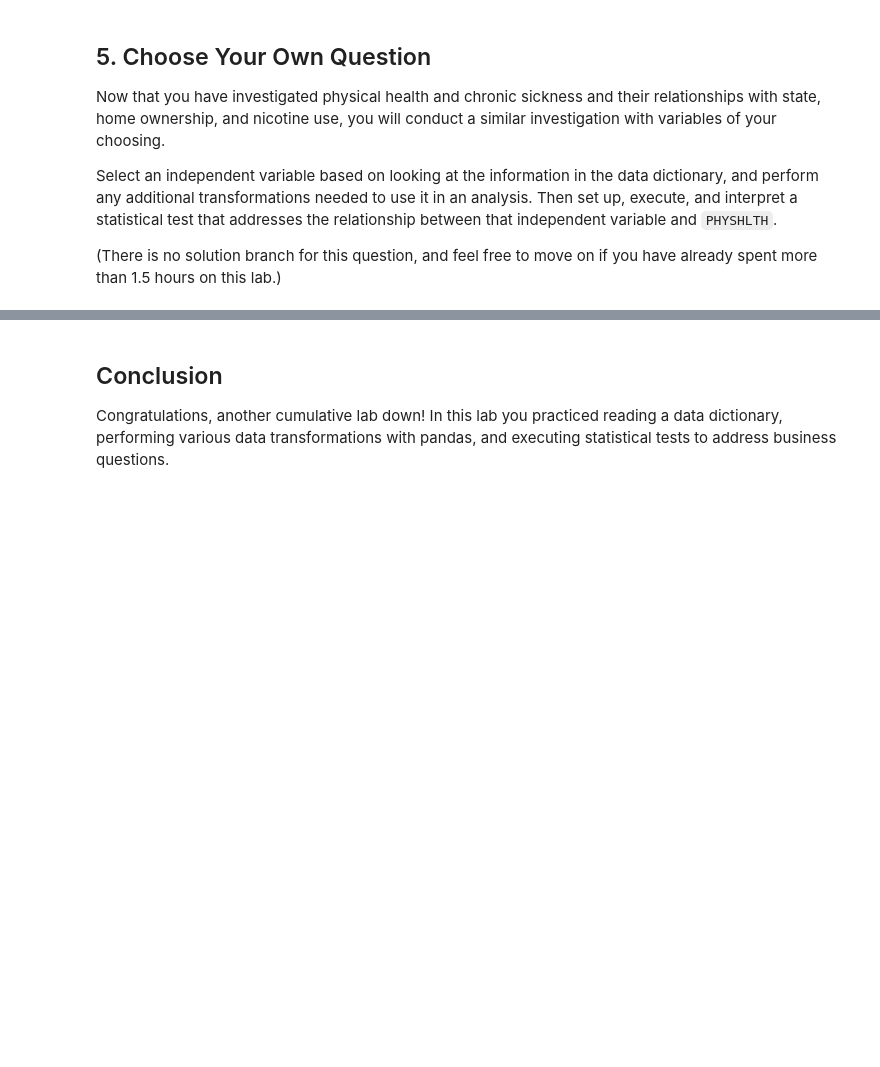
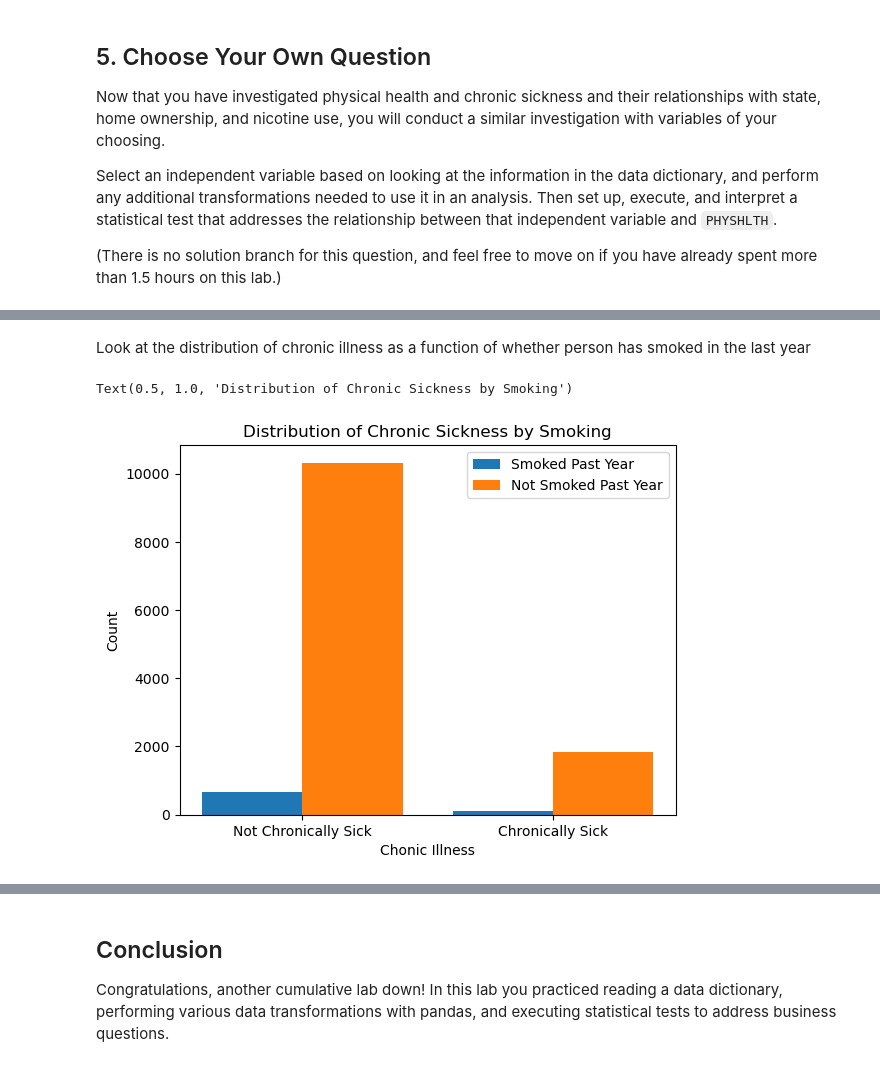
Before and after one commit to jgoett2/dsc-hypothesis-testing-lab, a Jupyter notebook: index.ipynb, the cells around one changed output, grey strips where cells are left out. Saved outputs shown, nothing was run; the diff lists cells and outputs as text; code cells hidden in the pictures; blank space fills up the shorter version.

```diff
--- a/index.ipynb
+++ b/index.ipynb
@@ -478,3 +463,7 @@ Name: SMOKE100, Length: 31934, dtype: float64
+# %%
+filter_use_nicotine = (df["SMOKE100"] == 1) | (df["USENOW3"] <= 2) | (df["ECIGARET"] == 1)
+df.loc[filter_use_nicotine,"NICOTINE_USE"] = 1
+df.loc[filter_use_nicotine==False,"NICOTINE_USE"] = 0
 # %%
 # Your code here
 
@@ -488,6 +480,7 @@ This time, let's treat health status as a categorical variable. We'll say that a
 In the cell below, create a new column of `df` called `CHRONIC`, which is 0 for records where `PHYSHLTH` is less than 15, and 1 for records where `PHYSHLTH` is 15 or more.
 # %%
 # Your code here
+df["CHRONIC"] = df["PHYSHLTH"].map(lambda x: 0 if x<15 else 1)
 
 # View the distribution of the newly-created column
 df["CHRONIC"].value_counts()
@@ -534,0 +609,26 @@ Select an independent variable based on looking at the information in the data d
+# %%
+# Create new field, SMKLSTYR
+df["SMKLSTYR"] = df["LASTSMK2"].map(lambda x: True if x <= 4 else False)
+
+# Only consider people who have smoked at least 100 cigarettes in their day
+df = df[df["SMOKE100"]==1].copy()
+
+no_cig_last_year = df.loc[df["SMKLSTYR"]==False,"CHRONIC"]
+cig_last_year = df.loc[df["SMKLSTYR"]==True,"CHRONIC"]
+# %% [markdown]
+Look at the distribution of chronic illness as a function of whether person has smoked in the last year
+# %%
+fig, ax = plt.subplots()
+ax.hist([cig_last_year,no_cig_last_year],label=["Smoked Past Year","Not Smoked Past Year"],
+        bins=[0,1,2],
+        align="left");
+ax.legend();
+ax.set_xlabel("Chonic Illness");
+
+ax.set_ylabel("Count")
+ax.set_xticks([0,1])
+ax.set_xticklabels(["Not Chronically Sick", "Chronically Sick"])
+ax.set_title("Distribution of Chronic Sickness by Smoking")
+# %% [output]
+Text(0.5, 1.0, 'Distribution of Chronic Sickness by Smoking')
+[figure, added]
```
Also changed, not shown: parts of 16 cells of this notebook.
